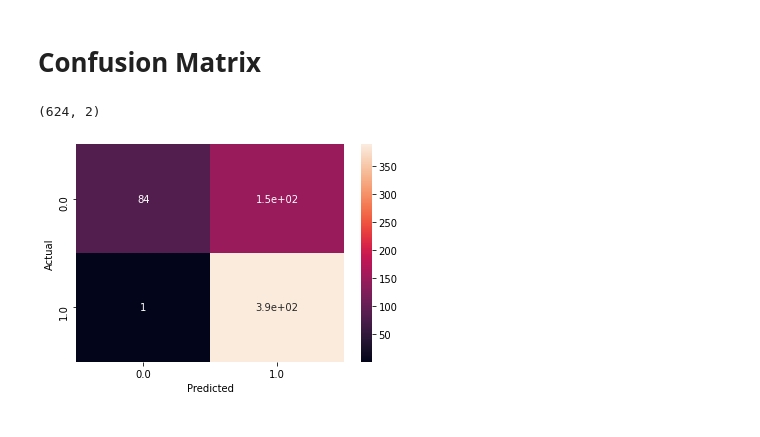
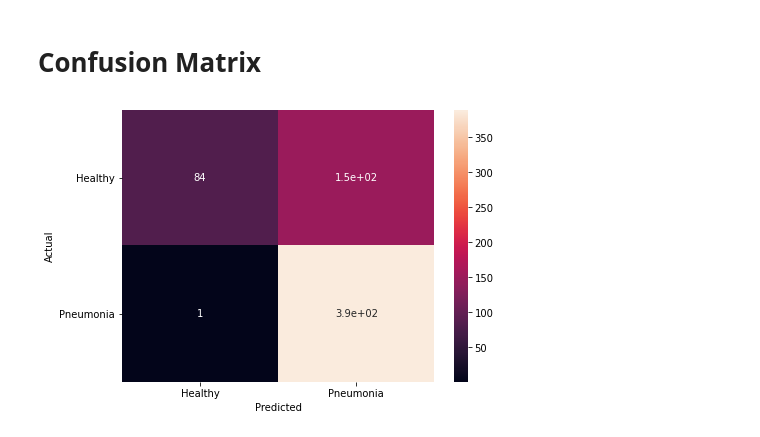
Before and after one commit to mdelrosa/sta208-covid19-xray, a Jupyter notebook: test-resnet.ipynb, the cells around one changed output. Saved outputs shown, nothing was run; the diff lists cells and outputs as text; code cells hidden in the pictures.

Commit message:
Add axes labels to confusion matrix

```diff
--- a/test-resnet.ipynb
+++ b/test-resnet.ipynb
@@ -185,14 +185,16 @@ plt.show()
 # %%
 import pandas as pd
 import seaborn as sn
 
 # convert resnet output to onehot
 y_one_hot = np.squeeze(tf.one_hot(tf.nn.top_k(y_hat).indices, tf.shape(y_hat)[1]).numpy())
 data = {"y_test": y_true[:,1], "y_hat": y_one_hot[:,1]}
 df = pd.DataFrame(data, columns=["y_test", "y_hat"])
 confusion_matrix = pd.crosstab(df['y_test'],df['y_hat'],rownames=["Actual"],colnames=['Predicted'])
-sn.heatmap(confusion_matrix,annot=True)
+f, ax = plt.subplots(figsize=(7,5))
+sn.heatmap(confusion_matrix, annot=True)
+ax.yaxis.set_ticklabels(class_names,rotation="horizontal")
+ax.xaxis.set_ticklabels(class_names)
 plt.show()
 # %% [output]
-(624, 2)
-[figure, old version]
+[figure, new version]
```
